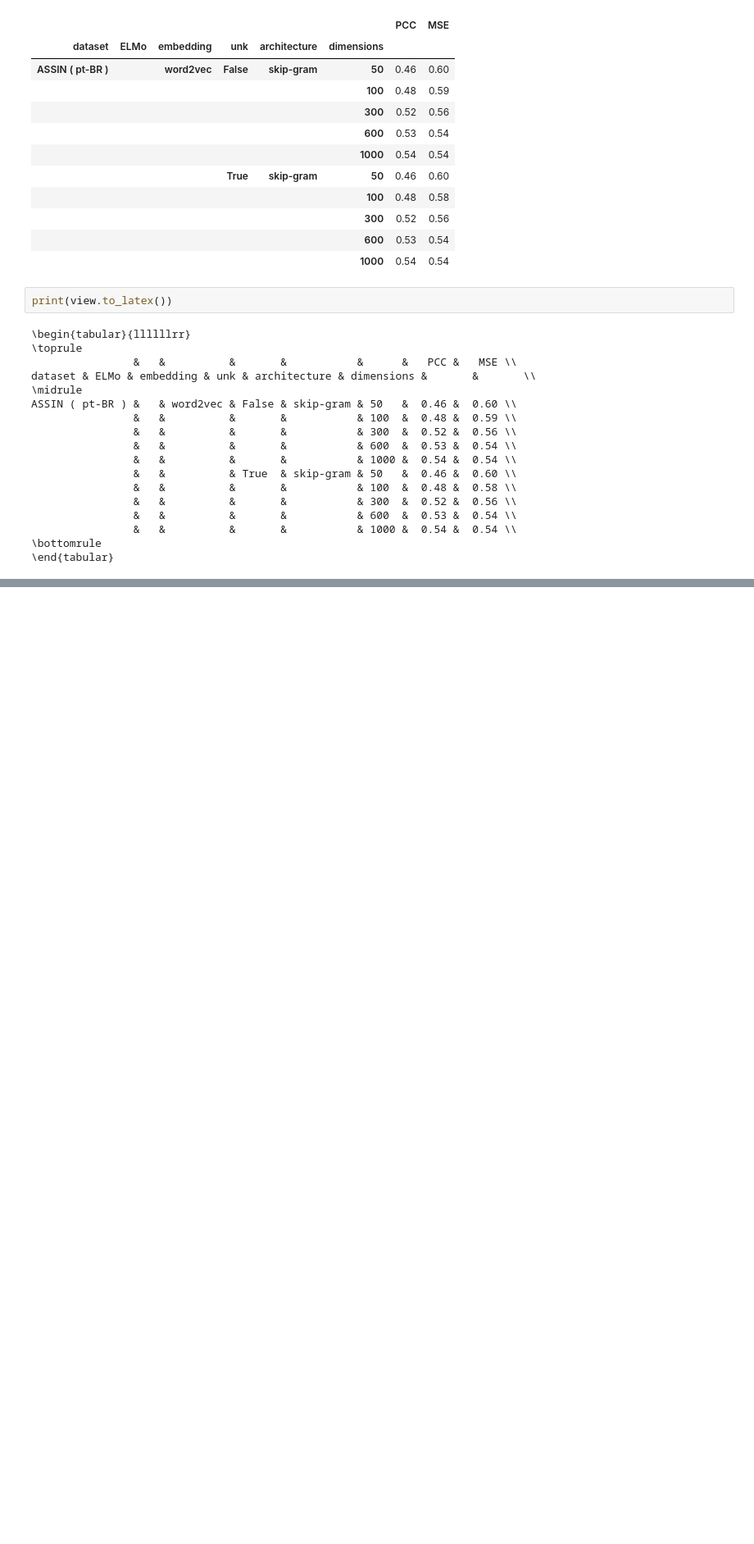
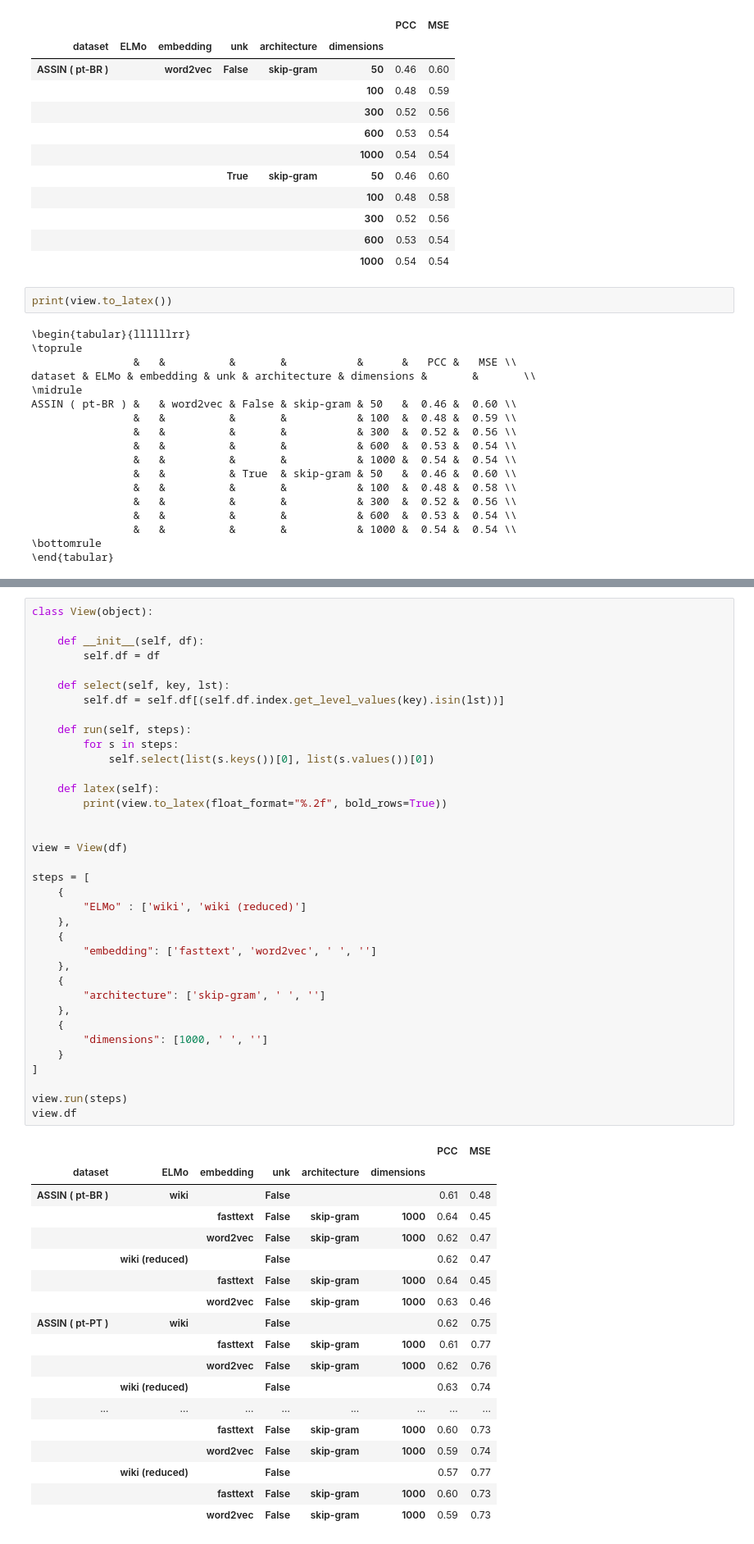
Before and after one commit to ruanchaves/elmo, a Jupyter notebook: notebooks/views.ipynb, the cells around one changed output, grey strips where cells are left out. Shown: that part at 82% size. Cells and saved outputs as stored; diff of their text form; blank space fills up the shorter version.

```diff
--- a/notebooks/views.ipynb
+++ b/notebooks/views.ipynb
@@ -194,6 +219,61 @@ view
 |  |  | fasttext | False | skip-gram | 1000 | 0.61 | 0.76 |
 |  |  | glove | False |  | 1000 | 0.54 | 0.85 |
 |  |  | word2vec | False | CBOW | 1000 | 0.65 | 0.72 |
+# %%
+class View(object):
+
+    def __init__(self, df):
+        self.df = df
+
+    def select(self, key, lst):
+        self.df = self.df[(self.df.index.get_level_values(key).isin(lst))]
+
+    def run(self, steps):
+        for s in steps:
+            self.select(list(s.keys())[0], list(s.values())[0])
+
+    def latex(self):
+        print(view.to_latex(float_format="%.2f", bold_rows=True))
+
+
+view = View(df)
+
+steps = [
+    {
+        "ELMo" : ['wiki', 'wiki (reduced)']
+    },
+    {
+        "embedding": ['fasttext', 'word2vec', ' ', '']
+    },
+    {
+        "architecture": ['skip-gram', ' ', '']
+    },
+    {
+        "dimensions": [1000, ' ', '']
+    }
+]
+
+view.run(steps)
+view.df
+# %% [output]
+|  |  |  |  |  |  | PCC | MSE |
+| dataset | ELMo | embedding | unk | architecture | dimensions |  |  |
+| ASSIN ( pt-BR ) | wiki |  | False |  |  | 0.61 | 0.48 |
+|  |  | fasttext | False | skip-gram | 1000 | 0.64 | 0.45 |
+|  |  | word2vec | False | skip-gram | 1000 | 0.62 | 0.47 |
+|  | wiki (reduced) |  | False |  |  | 0.62 | 0.47 |
+|  |  | fasttext | False | skip-gram | 1000 | 0.64 | 0.45 |
+|  |  | word2vec | False | skip-gram | 1000 | 0.63 | 0.46 |
+| ASSIN ( pt-PT ) | wiki |  | False |  |  | 0.62 | 0.75 |
+|  |  | fasttext | False | skip-gram | 1000 | 0.61 | 0.77 |
+|  |  | word2vec | False | skip-gram | 1000 | 0.62 | 0.76 |
+|  | wiki (reduced) |  | False |  |  | 0.63 | 0.74 |
+| ... | ... | ... | ... | ... | ... | ... | ... |
+|  |  | fasttext | False | skip-gram | 1000 | 0.60 | 0.73 |
+|  |  | word2vec | False | skip-gram | 1000 | 0.59 | 0.74 |
+|  | wiki (reduced) |  | False |  |  | 0.57 | 0.77 |
+|  |  | fasttext | False | skip-gram | 1000 | 0.60 | 0.73 |
+|  |  | word2vec | False | skip-gram | 1000 | 0.59 | 0.73 |
 # %%
 print(re.sub('False','',view.to_latex()))
 # %% [output]
```
Also changed, not shown: parts of 7 cells of this notebook, 3 other files.
